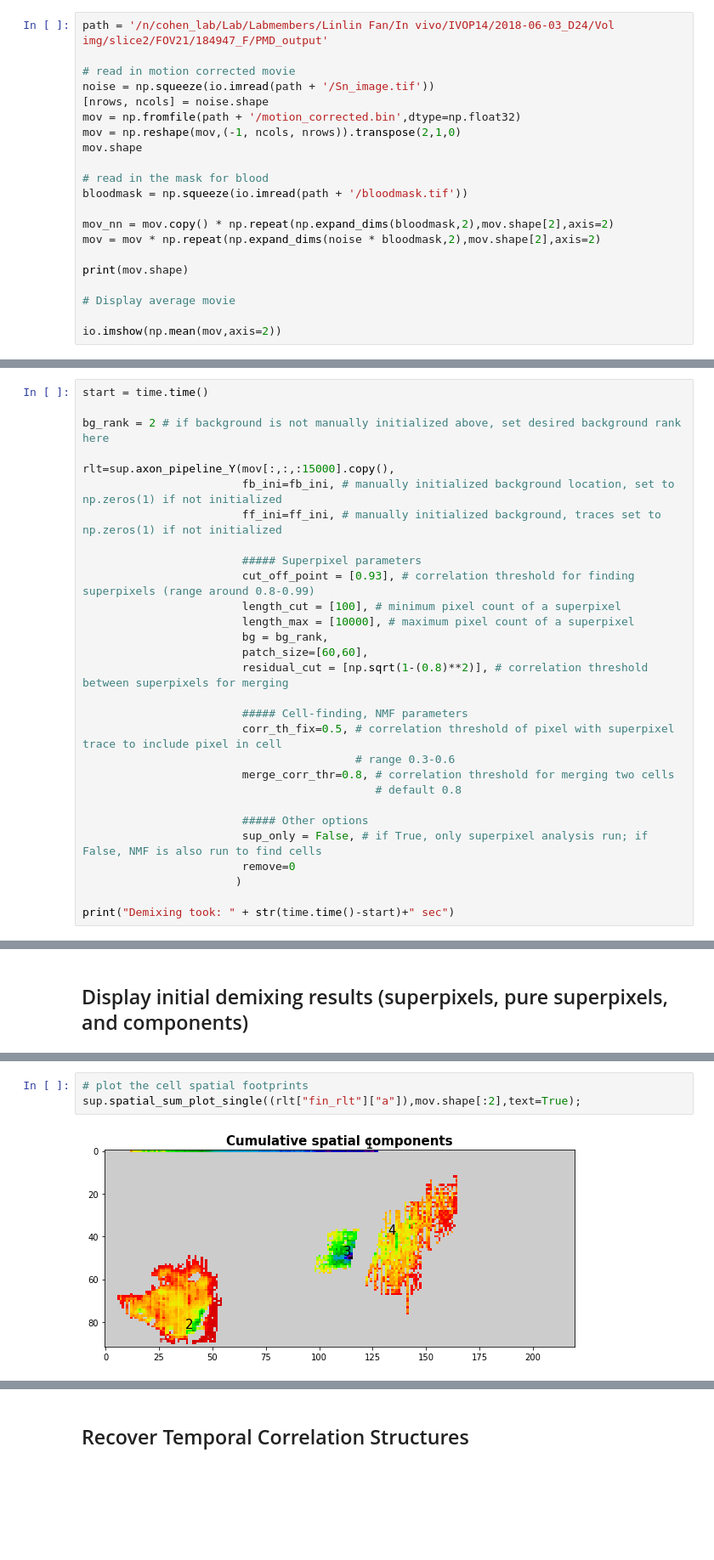
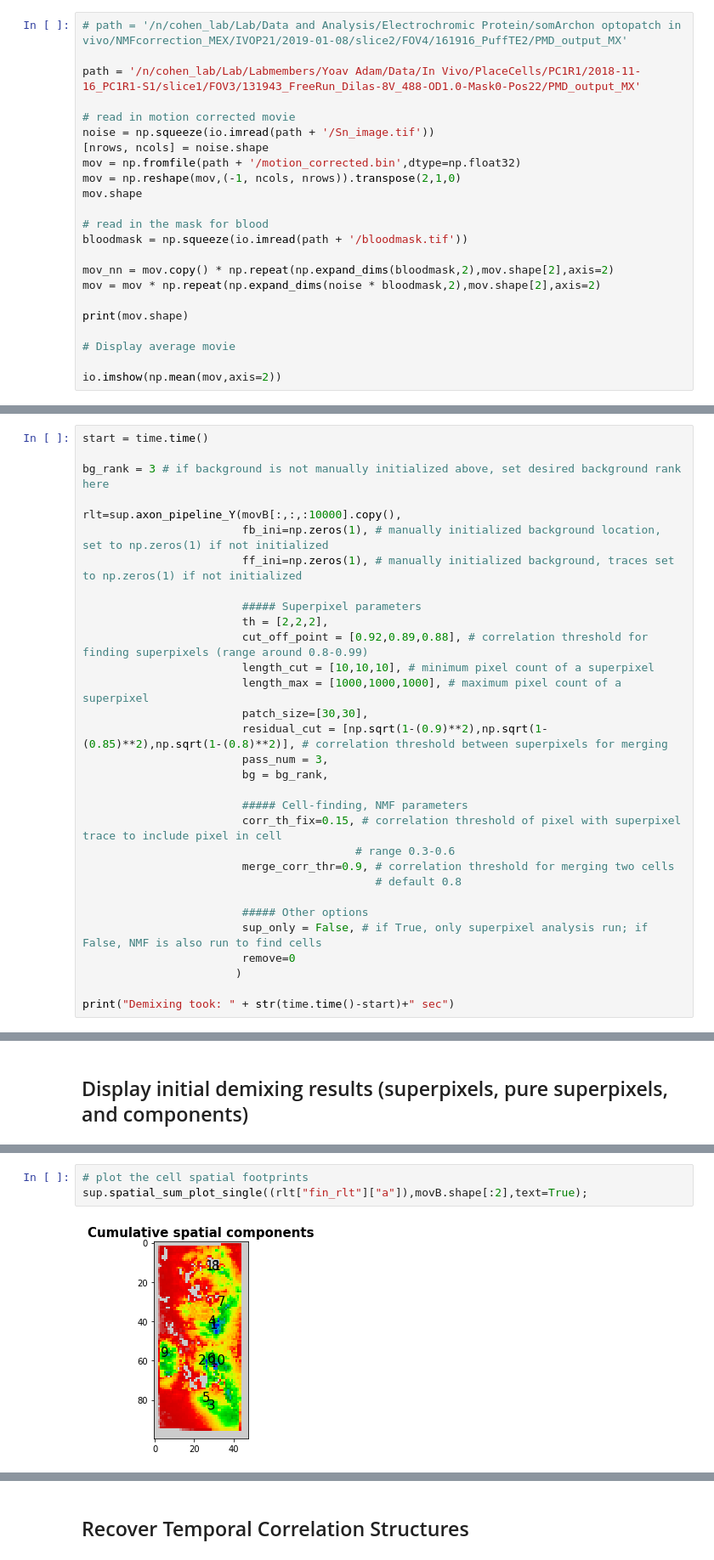
Before and after one commit to adamcohenlab/invivo-imaging, a Jupyter notebook: demix/demix.ipynb, the cells around one changed output, grey strips where cells are left out. Shown at 85% size. Drawn from its saved outputs; the diff is of its cells as text; blank space fills up the shorter version.

```diff
--- a/demix/demix.ipynb
+++ b/demix/demix.ipynb
@@ -18,7 +18,9 @@ from scipy.ndimage import center_of_mass
 # %% [markdown]
 ## Read in movie
 # %%
-path = '/n/cohen_lab/Lab/Labmembers/Linlin Fan/In vivo/IVOP14/2018-06-03_D24/Vol img/slice2/FOV21/184947_F/PMD_output'
+# path = '/n/cohen_lab/Lab/Data and Analysis/Electrochromic Protein/somArchon optopatch in vivo/NMFcorrection_MEX/IVOP21/2019-01-08/slice2/FOV4/161916_PuffTE2/PMD_output_MX'
+
+path = '/n/cohen_lab/Lab/Labmembers/Yoav Adam/Data/In Vivo/PlaceCells/PC1R1/2018-11-16_PC1R1-S1/slice1/FOV3/131943_FreeRun_Dilas-8V_488-OD1.0-Mask0-Pos22/PMD_output_MX'
 
 # read in motion corrected movie
 noise = np.squeeze(io.imread(path + '/Sn_image.tif'))
@@ -88,24 +95,26 @@ ff_ini = ff_ini[:,bkg_components]
 # %%
 start = time.time()
 
-bg_rank = 2 # if background is not manually initialized above, set desired background rank here
+bg_rank = 3 # if background is not manually initialized above, set desired background rank here
 
-rlt=sup.axon_pipeline_Y(mov[:,:,:15000].copy(),
-                        fb_ini=fb_ini, # manually initialized background location, set to np.zeros(1) if not initialized
-                        ff_ini=ff_ini, # manually initialized background, traces set to np.zeros(1) if not initialized
+rlt=sup.axon_pipeline_Y(movB[:,:,:10000].copy(),
+                        fb_ini=np.zeros(1), # manually initialized background location, set to np.zeros(1) if not initialized
+                        ff_ini=np.zeros(1), # manually initialized background, traces set to np.zeros(1) if not initialized
 
                         ##### Superpixel parameters
-                        cut_off_point = [0.93], # correlation threshold for finding superpixels (range around 0.8-0.99)
-                        length_cut = [100], # minimum pixel count of a superpixel
-                        length_max = [10000], # maximum pixel count of a superpixel
+                        th = [2,2,2],
+                        cut_off_point = [0.92,0.89,0.88], # correlation threshold for finding superpixels (range around 0.8-0.99)
+                        length_cut = [10,10,10], # minimum pixel count of a superpixel
+                        length_max = [1000,1000,1000], # maximum pixel count of a superpixel
+                        patch_size=[30,30],
+                        residual_cut = [np.sqrt(1-(0.9)**2),np.sqrt(1-(0.85)**2),np.sqrt(1-(0.8)**2)], # correlation threshold between superpixels for merging
+                        pass_num = 3,
                         bg = bg_rank,
-                        patch_size=[60,60],
-                        residual_cut = [np.sqrt(1-(0.8)**2)], # correlation threshold between superpixels for merging
 
                         ##### Cell-finding, NMF parameters
-                        corr_th_fix=0.5, # correlation threshold of pixel with superpixel trace to include pixel in cell
+                        corr_th_fix=0.15, # correlation threshold of pixel with superpixel trace to include pixel in cell
                                          # range 0.3-0.6
-                        merge_corr_thr=0.8, # correlation threshold for merging two cells
+                        merge_corr_thr=0.9, # correlation threshold for merging two cells
                                             # default 0.8
 
                         ##### Other options
@@ -134,8 +176,8 @@ sup.pure_superpixel_single_plot(rlt["superpixel_rlt"][0]["connect_mat_1"],
 # %%
 # plot the cell spatial footprints
-sup.spatial_sum_plot_single((rlt["fin_rlt"]["a"]),mov.shape[:2],text=True);
+sup.spatial_sum_plot_single((rlt["fin_rlt"]["a"]),movB.shape[:2],text=True);
 # %% [output]
-[figure, old version]
+[figure, new version]
 # %%
 # plot all cell traces and footprints from NMF
 cell_ct = rlt["fin_rlt"]["c"].shape[1]
```
Also changed, not shown: parts of 21 cells of this notebook, 3 other files.
